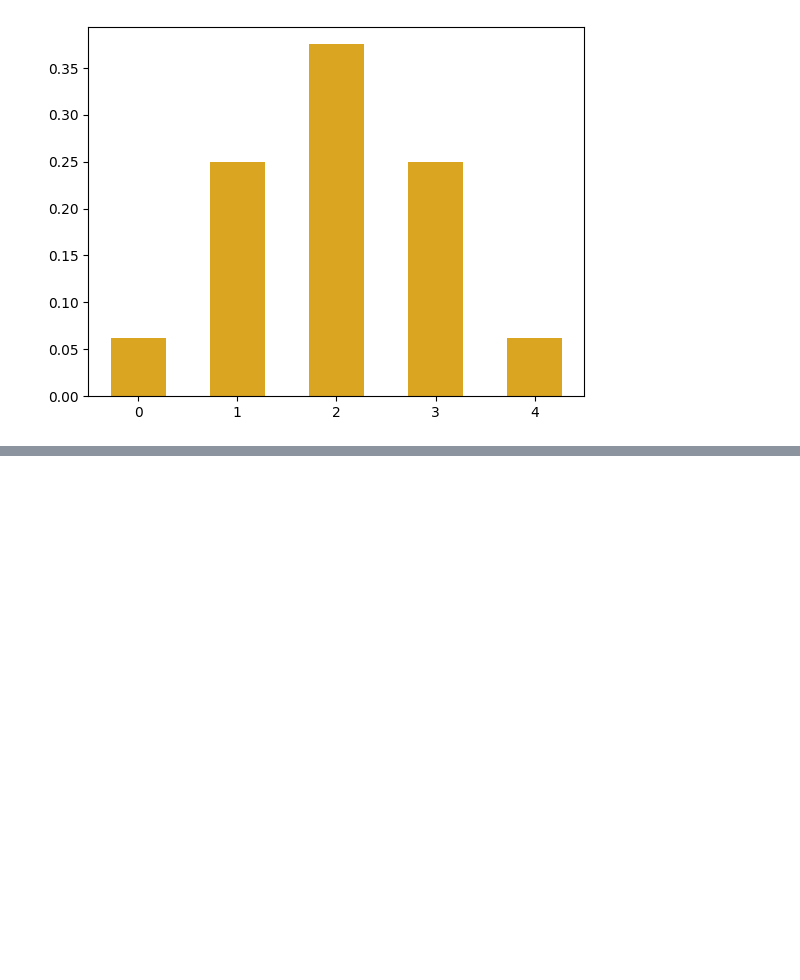
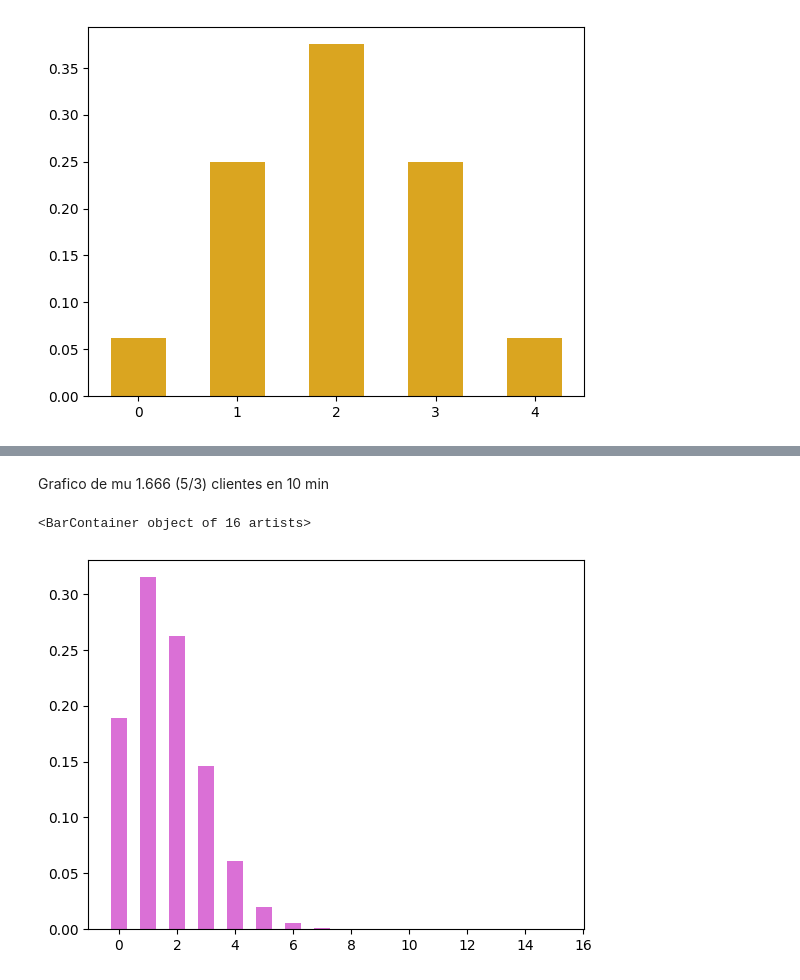
Before and after one commit to EzeGB/PythonExcercises, a Jupyter notebook: practica3DiplomadoCD.ipynb, the cells around one changed output, grey strips where cells are left out. Cells and saved outputs as stored; diff of their text form; code cells hidden in the pictures; blank space fills up the shorter version.

```diff
--- a/practica3DiplomadoCD.ipynb
+++ b/practica3DiplomadoCD.ipynb
@@ -79,0 +131,8 @@ plt.bar(h, prob, width=0.55, color='goldenrod')
+# %% [markdown]
+Grafico de mu 1.666 (5/3) clientes en 10 min
+# %%
+y10 = [poi10.pmf(x) for x in x]
+plt.bar(x, y10, width = 0.55, color = 'orchid')
+# %% [output]
+<BarContainer object of 16 artists>
+[figure, added]
```
Also changed, not shown: parts of 10 cells of this notebook.
